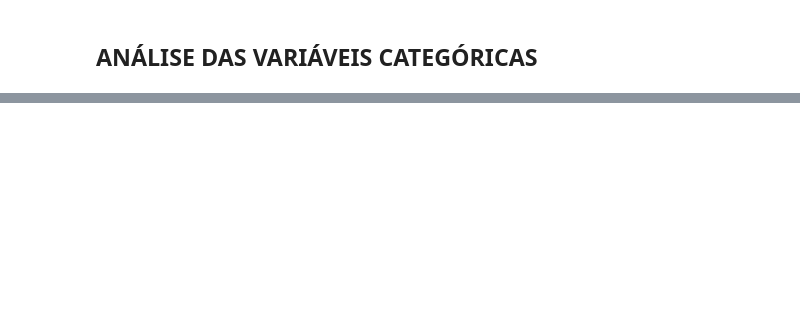
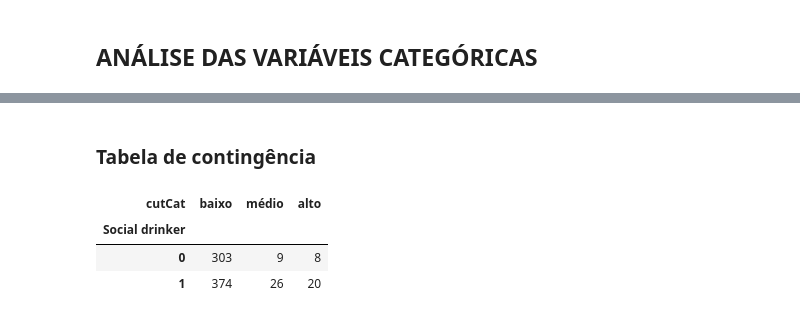
Before and after one commit to qymera0/per_dncPython, a Jupyter notebook: dinamica/dinamica02.ipynb, the cells around one changed output, grey strips where cells are left out. Cells and saved outputs as stored; diff of their text form; code cells hidden in the pictures; blank space fills up the shorter version.

```diff
--- a/dinamica/dinamica02.ipynb
+++ b/dinamica/dinamica02.ipynb
@@ -372,0 +382,2 @@ Comentários...
+# %% [markdown]
+### Tabela de contingência
@@ -372,0 +387,9 @@ Comentários...
+# %%
+# Exemplo com a variável 'Social drinker'
+crossTab = pd.crosstab(dfCat['Social drinker'], dfCat['cutCat'])
+crossTab
+# %% [output]
+| cutCat | baixo | médio | alto |
+| Social drinker |  |  |  |
+| 0 | 303 | 9 | 8 |
+| 1 | 374 | 26 | 20 |
```
Also changed, not shown: parts of 35 cells of this notebook.
